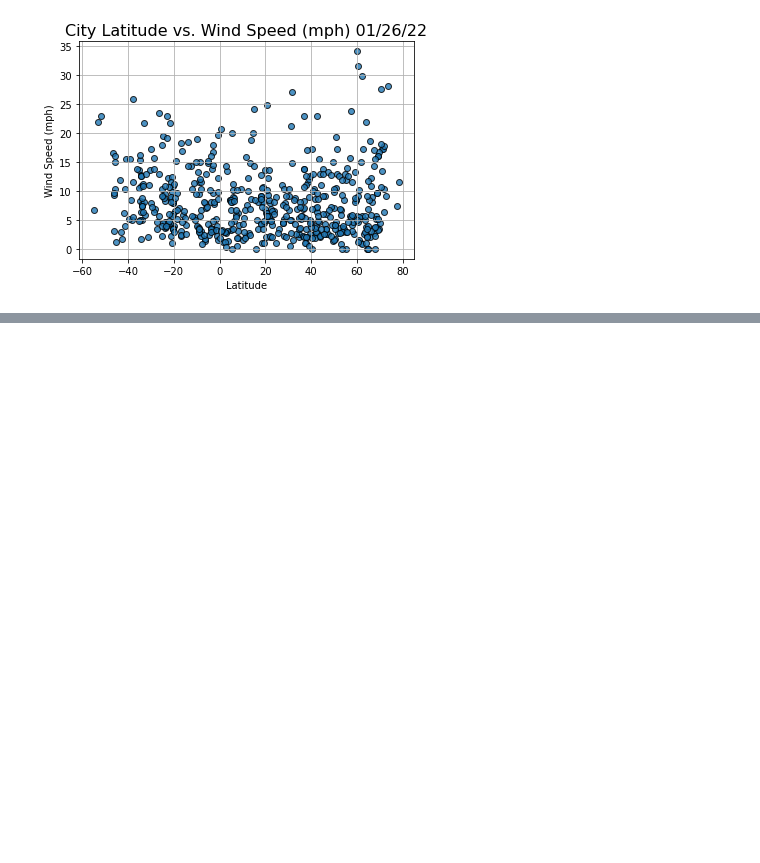
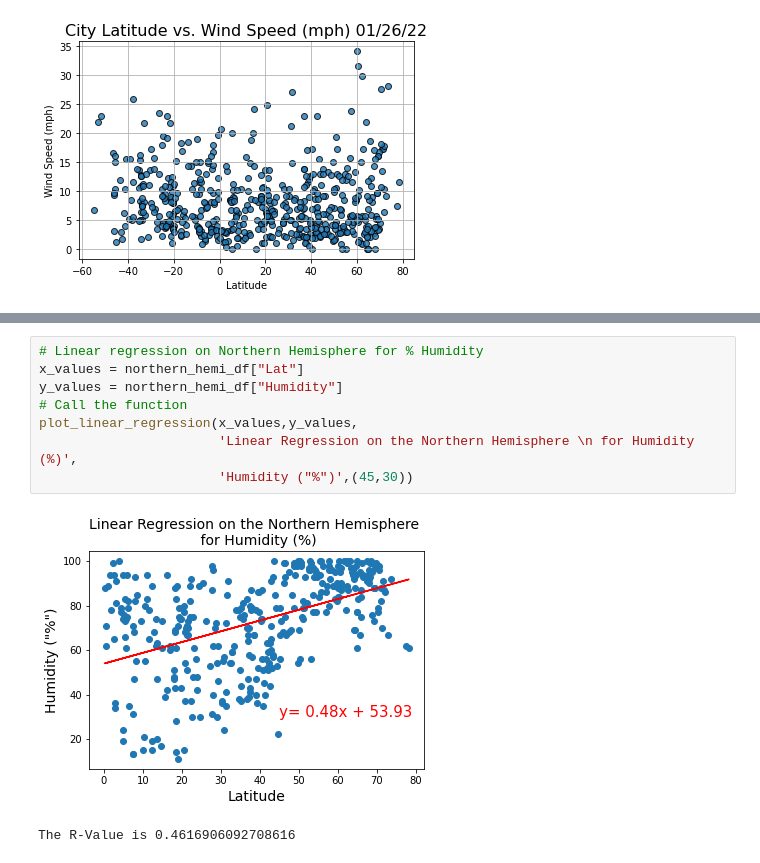
Before and after one commit to jennadodge/World_Weather_Analysis, a Jupyter notebook: Weather.ipynb, the cells around one changed output, grey strips where cells are left out. Saved outputs shown, nothing was run; the diff lists cells and outputs as text; blank space fills up the shorter version.

```diff
--- a/Weather.ipynb
+++ b/Weather.ipynb
@@ -289,0 +355,11 @@ plt.show()
+# %%
+# Linear regression on Northern Hemisphere for % Humidity
+x_values = northern_hemi_df["Lat"]
+y_values = northern_hemi_df["Humidity"]
+# Call the function
+plot_linear_regression(x_values,y_values,
+                       'Linear Regression on the Northern Hemisphere \n for Humidity (%)',
+                       'Humidity ("%")',(45,30))
+# %% [output]
+[figure, added]
+The R-Value is 0.4616906092708616
```
Also changed, not shown: parts of 10 cells of this notebook, 1 other file.
